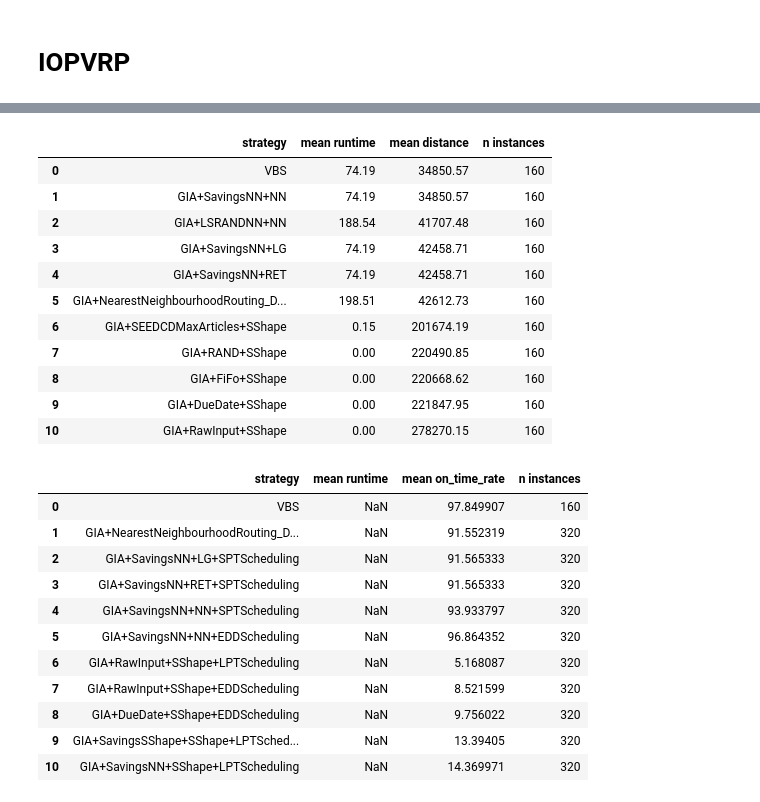
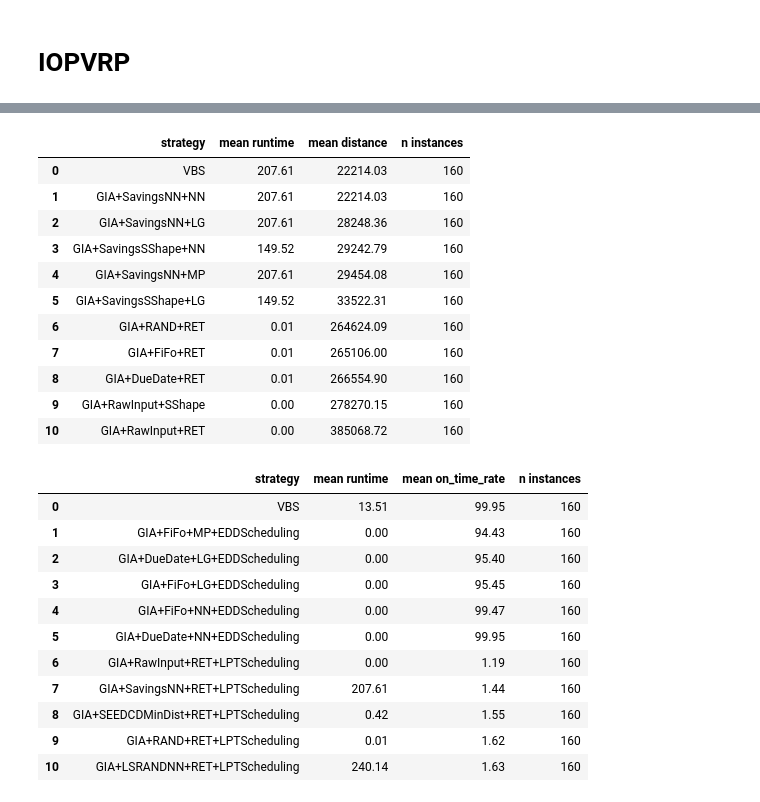
Before and after one commit to kit-dsm/ware_ops_pipes, a Jupyter notebook: experiments/evaluation/result_evaluation.ipynb, the cells around one changed output, grey strips where cells are left out. Saved outputs shown, nothing was run; the diff lists cells and outputs as text; code cells hidden in the pictures.

```diff
--- a/experiments/evaluation/result_evaluation.ipynb
+++ b/experiments/evaluation/result_evaluation.ipynb
@@ -42,7 +42,8 @@ short_names = {
     "NearestNeighbourhoodRouting": "NN",
     "ExactTSPRoutingDistance": "TSP",
     "NearestNeighborPickLocationSelector": "NNIA",
-    "GreedyPickLocationSelector": "GIA"
+    "GreedyPickLocationSelector": "GIA",
+    "GreedyItemAssignment": "GIA"
 }
 # %%
 vis_path = "./plots/"
@@ -226,12 +229,17 @@ def build_strategy(row):
 base_path = "../output/"
 cache_path = "./df_results.pkl"
 # %%
-# sets_to_load = ["Foodmart,
-# IOPVRP,
-# BahceciOencan",
-# "SPRP-SS"]  # uncomment this only if you want to load new results, else read the pickled df
+sets_to_load = [
+# "SPRP",
+# "SPRP-SS",
+# "BahceciOencan",
+# "HennWaescherUniform",
+# "MuterOencan",
+# "Foodmart",
+# "IOPVRP",
+]  # uncomment this only if you want to load new results, else read the pickled df
 
-sets_to_load = None
+# sets_to_load = None
 df = pd.read_pickle(cache_path)
 print(df.groupby(by="instance_set").agg({"instance_name": "count"}))
 df_summary = pd.DataFrame()
@@ -1018,5 +1197,7 @@ df_iopvrp[(df_iopvrp["instance_name"]=="LargeProblems_1_1") & (df_iopvrp["batchi
 # %%
-df_distance = df_iopvrp[df_iopvrp["total_distance"]!= 0]
+df_iopvrp["scheduling_algo"] = df_iopvrp["scheduling_algo"].replace({None: np.nan})
+df_distance = df_iopvrp[(df_iopvrp["total_distance"]!= 0) & (df_iopvrp["scheduling_algo"].isna())]
 df_scheduling = df_iopvrp[df_iopvrp["makespan"]!=""]
 df_due_date = df_iopvrp[(df_iopvrp["on_time_rate"]!="") & df_iopvrp["scheduling_algo"]]
-df_routing = df_iopvrp[df_iopvrp["scheduling_algo"]==""]
+df_routing = df_iopvrp[df_iopvrp["scheduling_algo"].isna()]
+df_makespan = df_iopvrp[~df_iopvrp["makespan"].isna()]
@@ -1082,14 +1399,14 @@ df_top_five_gap = rf"""
 """
 # %% [output]
 |  | strategy | mean runtime | mean distance | n instances |
-| 0 | VBS | 74.19 | 34850.57 | 160 |
-| 1 | GIA+SavingsNN+NN | 74.19 | 34850.57 | 160 |
-| 2 | GIA+LSRANDNN+NN | 188.54 | 41707.48 | 160 |
-| 3 | GIA+SavingsNN+LG | 74.19 | 42458.71 | 160 |
-| 4 | GIA+SavingsNN+RET | 74.19 | 42458.71 | 160 |
-| 5 | GIA+NearestNeighbourhoodRouting_D... | 198.51 | 42612.73 | 160 |
-| 6 | GIA+SEEDCDMaxArticles+SShape | 0.15 | 201674.19 | 160 |
-| 7 | GIA+RAND+SShape | 0.00 | 220490.85 | 160 |
-| 8 | GIA+FiFo+SShape | 0.00 | 220668.62 | 160 |
-| 9 | GIA+DueDate+SShape | 0.00 | 221847.95 | 160 |
-| 10 | GIA+RawInput+SShape | 0.00 | 278270.15 | 160 |
+| 0 | VBS | 207.61 | 22214.03 | 160 |
+| 1 | GIA+SavingsNN+NN | 207.61 | 22214.03 | 160 |
+| 2 | GIA+SavingsNN+LG | 207.61 | 28248.36 | 160 |
+| 3 | GIA+SavingsSShape+NN | 149.52 | 29242.79 | 160 |
+| 4 | GIA+SavingsNN+MP | 207.61 | 29454.08 | 160 |
+| 5 | GIA+SavingsSShape+LG | 149.52 | 33522.31 | 160 |
+| 6 | GIA+RAND+RET | 0.01 | 264624.09 | 160 |
+| 7 | GIA+FiFo+RET | 0.01 | 265106.00 | 160 |
+| 8 | GIA+DueDate+RET | 0.01 | 266554.90 | 160 |
+| 9 | GIA+RawInput+SShape | 0.00 | 278270.15 | 160 |
+| 10 | GIA+RawInput+RET | 0.00 | 385068.72 | 160 |
@@ -1102,7 +1475,7 @@ pipeline_summary = df_due_date.groupby('strategy').agg({
 }).reset_index()
 
 pipeline_summary.columns = ['strategy', 'mean runtime', 'mean on_time_rate', 'n instances']
-pipeline_summary.sort_values(by="mean on_time_rate", inplace=True)
+pipeline_summary.sort_values(by="mean on_time_rate", inplace=True, ascending=True)
 # display(pipeline_summary)
 five_worst = pipeline_summary.head(5)
 five_best = pipeline_summary.tail(5)
@@ -1124,41 +1497,41 @@ row_vbs = pd.DataFrame([{
 }])
 
 pipeline_summary = pd.concat([row_vbs, five_best, five_worst], ignore_index=True)
 df_top_five_gap = pipeline_summary.round(2)
 display(df_top_five_gap)
 # Build column alignment: left for first col, right for the rest
 colfmt = "l" + "r" * (df_top_five_gap.shape[1] - 1)
 
 # Generate LaTeX tabular
 latex_tabular = df_top_five_gap.to_latex(
     index=False,
     escape=True,
     na_rep="--",
     column_format=colfmt,
     float_format="%.2f"
 )
 
 # Wrap with adjustbox for page fit
 df_top_five_gap = rf"""
 \begin{{table}}[!htbp]
 \centering
 \caption{{Best pipelines of Foodmart}}
 \label{{tab:foodmart_top_five}}
 \begin{{adjustbox}}{{width=\linewidth,center}}
 {latex_tabular}
 \end{{adjustbox}}
 \end{{table}}
 """
 # %% [output]
 |  | strategy | mean runtime | mean on_time_rate | n instances |
-| 0 | VBS | NaN | 97.849907 | 160 |
-| 1 | GIA+NearestNeighbourhoodRouting_D... | NaN | 91.552319 | 320 |
-| 2 | GIA+SavingsNN+LG+SPTScheduling | NaN | 91.565333 | 320 |
-| 3 | GIA+SavingsNN+RET+SPTScheduling | NaN | 91.565333 | 320 |
-| 4 | GIA+SavingsNN+NN+SPTScheduling | NaN | 93.933797 | 320 |
-| 5 | GIA+SavingsNN+NN+EDDScheduling | NaN | 96.864352 | 320 |
-| 6 | GIA+RawInput+SShape+LPTScheduling | NaN | 5.168087 | 320 |
-| 7 | GIA+RawInput+SShape+EDDScheduling | NaN | 8.521599 | 320 |
-| 8 | GIA+DueDate+SShape+EDDScheduling | NaN | 9.756022 | 320 |
-| 9 | GIA+SavingsSShape+SShape+LPTSched... | NaN | 13.39405 | 320 |
-| 10 | GIA+SavingsNN+SShape+LPTScheduling | NaN | 14.369971 | 320 |
+| 0 | VBS | 13.51 | 99.95 | 160 |
+| 1 | GIA+FiFo+MP+EDDScheduling | 0.00 | 94.43 | 160 |
+| 2 | GIA+DueDate+LG+EDDScheduling | 0.00 | 95.40 | 160 |
+| 3 | GIA+FiFo+LG+EDDScheduling | 0.00 | 95.45 | 160 |
+| 4 | GIA+FiFo+NN+EDDScheduling | 0.00 | 99.47 | 160 |
+| 5 | GIA+DueDate+NN+EDDScheduling | 0.00 | 99.95 | 160 |
+| 6 | GIA+RawInput+RET+LPTScheduling | 0.00 | 1.19 | 160 |
+| 7 | GIA+SavingsNN+RET+LPTScheduling | 207.61 | 1.44 | 160 |
+| 8 | GIA+SEEDCDMinDist+RET+LPTScheduling | 0.42 | 1.55 | 160 |
+| 9 | GIA+RAND+RET+LPTScheduling | 0.01 | 1.62 | 160 |
+| 10 | GIA+LSRANDNN+RET+LPTScheduling | 240.14 | 1.63 | 160 |
```
Also changed, not shown: parts of 55 cells of this notebook.
